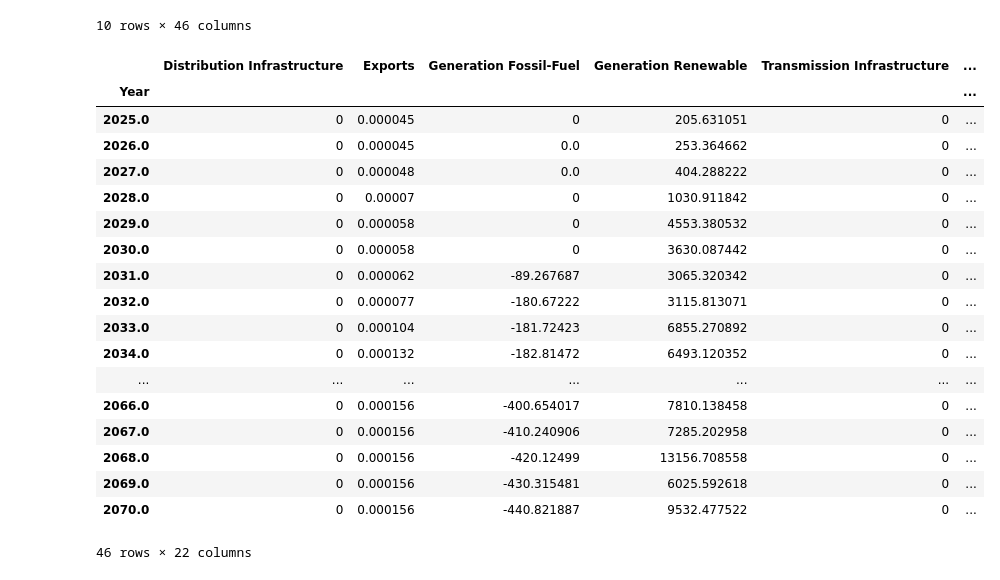
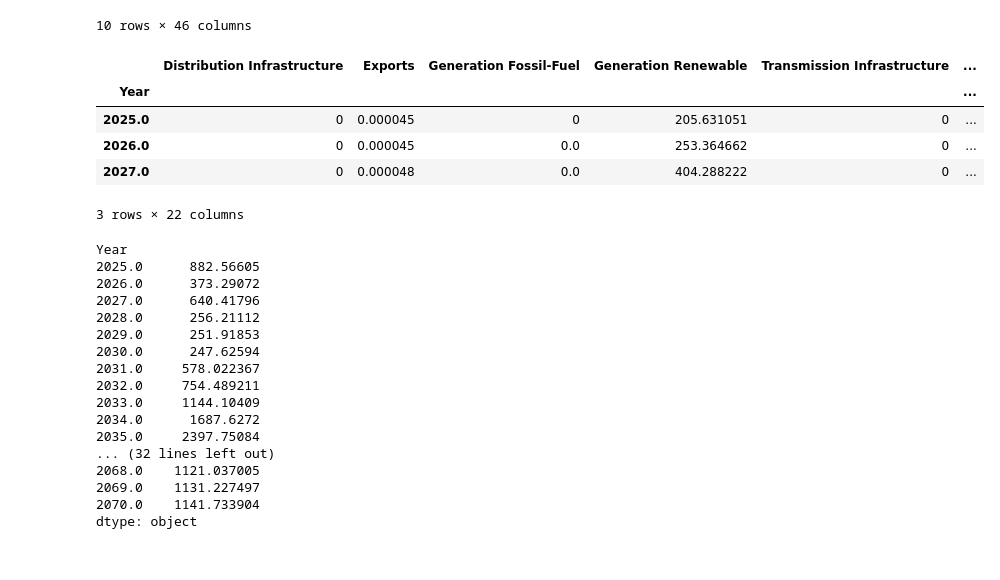
Before and after one commit to MINFinModel/minfin-py-public-release, a Jupyter notebook: addtional_input.ipynb, the cells around one changed output. Drawn from its saved outputs; the diff is of its cells as text; code cells hidden in the pictures.

Commit message:
update investment needs blocks,add summary dataframes

```diff
--- a/addtional_input.ipynb
+++ b/addtional_input.ipynb
@@ -575,24 +575,34 @@ fossil_fuel_savings.T
 # %%
 
 df_category_sum_incremental = df_category_sum_nz-df_category_sum_lc
-df_category_sum_incremental
+df_category_sum_incremental.head(3)
 # %% [output]
 |  | Distribution Infrastructure | Exports | Generation Fossil-Fuel | Generation Renewable | Transmission Infrastructure | ... |
 | Year |  |  |  |  |  | ... |
 | 2025.0 | 0 | 0.000045 | 0 | 205.631051 | 0 | ... |
 | 2026.0 | 0 | 0.000045 | 0.0 | 253.364662 | 0 | ... |
 | 2027.0 | 0 | 0.000048 | 0.0 | 404.288222 | 0 | ... |
-| 2028.0 | 0 | 0.00007 | 0 | 1030.911842 | 0 | ... |
-| 2029.0 | 0 | 0.000058 | 0 | 4553.380532 | 0 | ... |
-| 2030.0 | 0 | 0.000058 | 0 | 3630.087442 | 0 | ... |
-| 2031.0 | 0 | 0.000062 | -89.267687 | 3065.320342 | 0 | ... |
-| 2032.0 | 0 | 0.000077 | -180.67222 | 3115.813071 | 0 | ... |
-| 2033.0 | 0 | 0.000104 | -181.72423 | 6855.270892 | 0 | ... |
-| 2034.0 | 0 | 0.000132 | -182.81472 | 6493.120352 | 0 | ... |
-| ... | ... | ... | ... | ... | ... | ... |
-| 2066.0 | 0 | 0.000156 | -400.654017 | 7810.138458 | 0 | ... |
-| 2067.0 | 0 | 0.000156 | -410.240906 | 7285.202958 | 0 | ... |
-| 2068.0 | 0 | 0.000156 | -420.12499 | 13156.708558 | 0 | ... |
-| 2069.0 | 0 | 0.000156 | -430.315481 | 6025.592618 | 0 | ... |
-| 2070.0 | 0 | 0.000156 | -440.821887 | 9532.477522 | 0 | ... |
-46 rows × 22 columns
+3 rows × 22 columns
+# %%
+total_financing_needs_nz = df_category_sum_lc.sum(axis=1)/2
+total_financing_needs_lc = df_category_sum_lc.sum(axis=1)/2
+total_financing_needs_lc_incremental = df_category_sum_incremental.sum(axis=1)/2
+total_financing_needs_lc_incremental
+# %% [output]
+Year
+2025.0      882.56605
+2026.0      373.29072
+2027.0      640.41796
+2028.0      256.21112
+2029.0      251.91853
+2030.0      247.62594
+2031.0     578.022367
+2032.0     754.489211
+2033.0     1144.10409
+2034.0      1687.6272
+2035.0     2397.75084
+... (32 lines left out)
+2068.0    1121.037005
+2069.0    1131.227497
+2070.0    1141.733904
+dtype: object
```
